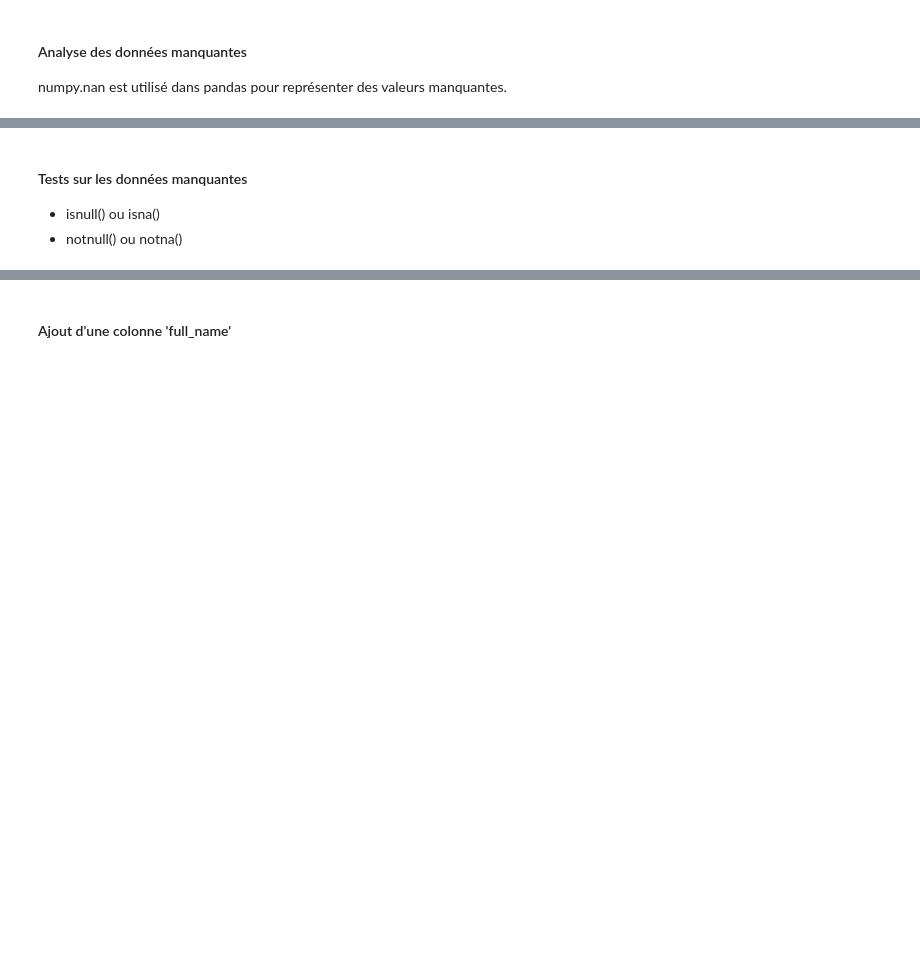
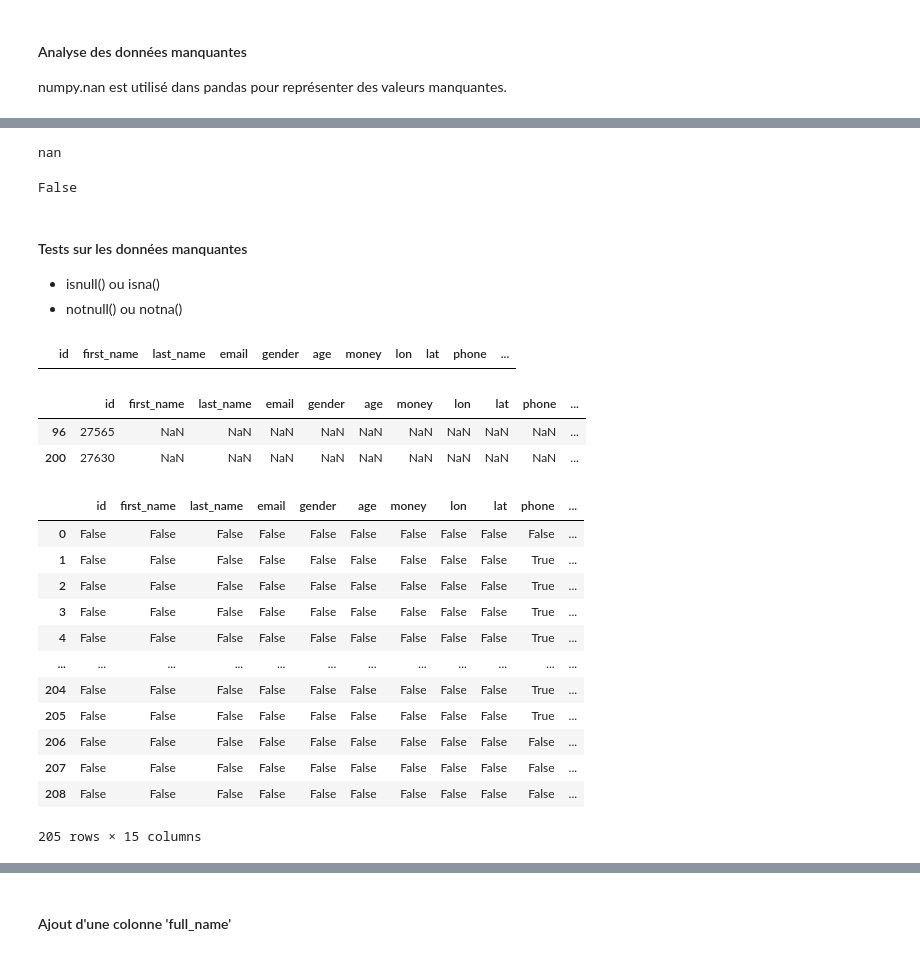
Before and after one commit to fran6w/INFMDI-721, a Jupyter notebook: session4/session4.ipynb, the cells around one changed output, grey strips where cells are left out. Saved outputs shown, nothing was run; the diff lists cells and outputs as text; code cells hidden in the pictures; blank space fills up the shorter version.

```diff
--- a/session4/session4.ipynb
+++ b/session4/session4.ipynb
@@ -70,11 +159,43 @@ np.NINF, np.inf
+# %%
+np.inf + np.NINF
+# %% [output]
+nan
+# %%
+np.inf + np.inf > np.inf
+# %% [output]
+False
 # %% [markdown]
 #### Tests sur les données manquantes
 
 - isnull() ou isna()
 - notnull() ou notna()
+# %%
+df.loc[df['first_name']==np.nan]
+# %% [output]
+|  | id | first_name | last_name | email | gender | age | money | lon | lat | phone | ... |
 # %%
 # chercher les first_name Nan
-df.loc[df['first_name'].isnull()]
+df.loc[df['first_name'].isna()]
+# %% [output]
+|  | id | first_name | last_name | email | gender | age | money | lon | lat | phone | ... |
+| 96 | 27565 | NaN | NaN | NaN | NaN | NaN | NaN | NaN | NaN | NaN | ... |
+| 200 | 27630 | NaN | NaN | NaN | NaN | NaN | NaN | NaN | NaN | NaN | ... |
+# %%
+df.isnull()
+# %% [output]
+|  | id | first_name | last_name | email | gender | age | money | lon | lat | phone | ... |
+| 0 | False | False | False | False | False | False | False | False | False | False | ... |
+| 1 | False | False | False | False | False | False | False | False | False | True | ... |
+| 2 | False | False | False | False | False | False | False | False | False | True | ... |
+| 3 | False | False | False | False | False | False | False | False | False | True | ... |
+| 4 | False | False | False | False | False | False | False | False | False | True | ... |
+| ... | ... | ... | ... | ... | ... | ... | ... | ... | ... | ... | ... |
+| 204 | False | False | False | False | False | False | False | False | False | True | ... |
+| 205 | False | False | False | False | False | False | False | False | False | True | ... |
+| 206 | False | False | False | False | False | False | False | False | False | False | ... |
+| 207 | False | False | False | False | False | False | False | False | False | False | ... |
+| 208 | False | False | False | False | False | False | False | False | False | False | ... |
+205 rows × 15 columns
 # %%
 # chercher tous les lignes avec au moins un NaN
 df.loc[df.isnull().any(axis=1)]
```
Also changed, not shown: parts of 87 cells of this notebook, 4 other files.
